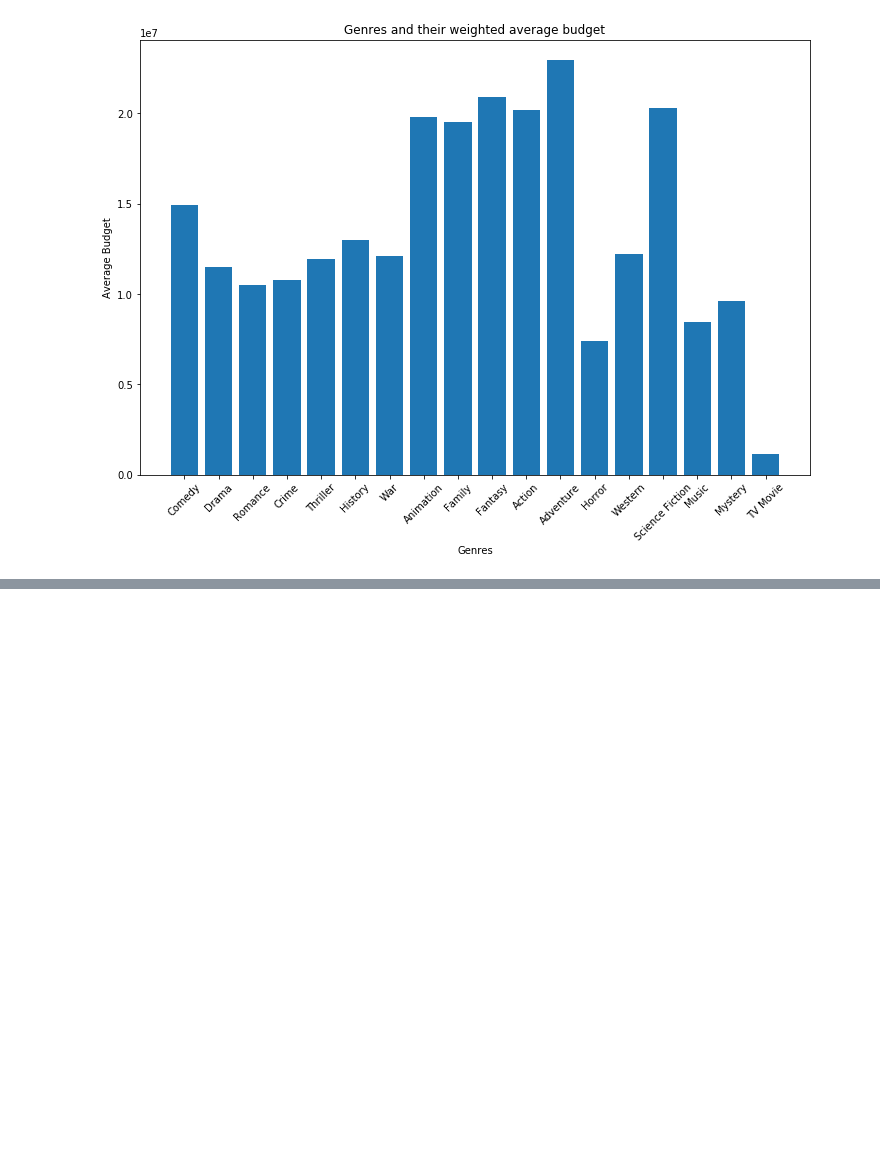
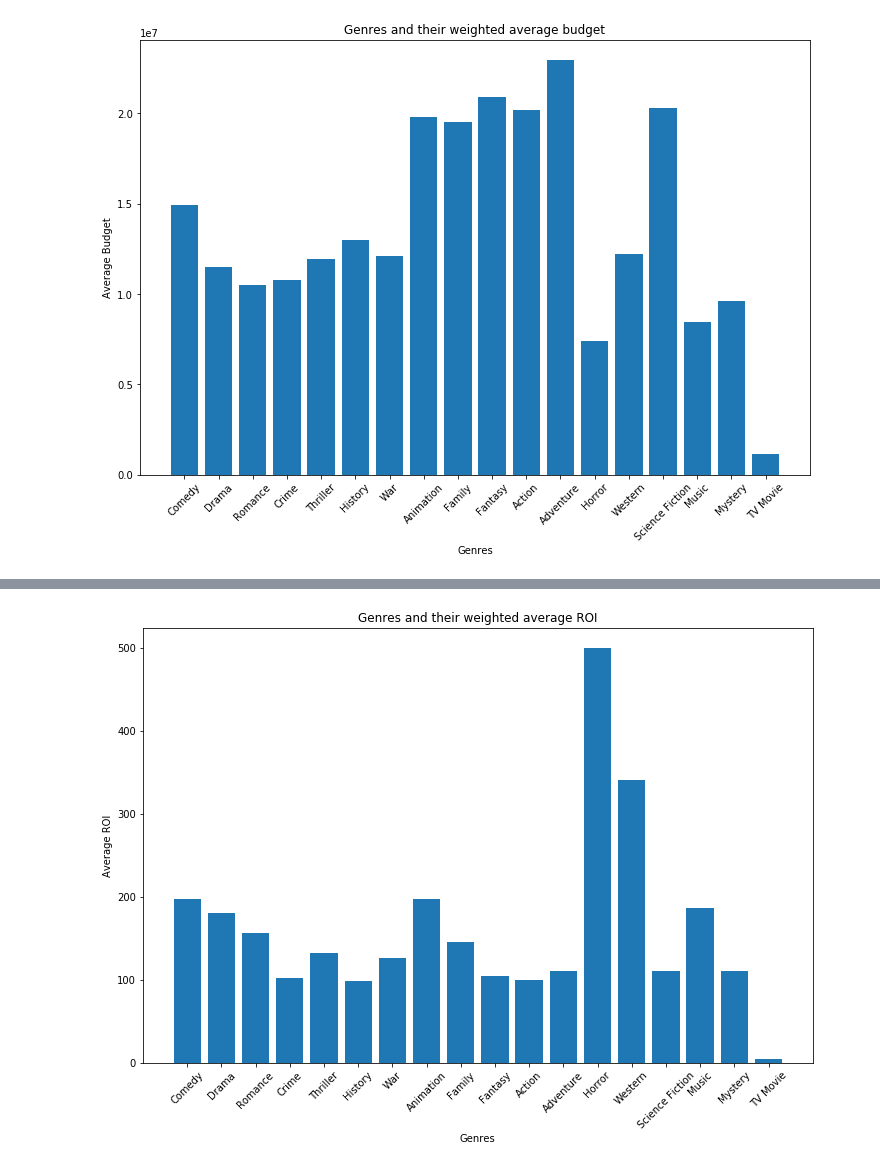
Before and after one commit to chrispfchung/mediaproject, a Jupyter notebook: Preprocessing API call Data (movieDB).ipynb, the cells around one changed output, grey strips where cells are left out. Saved outputs shown, nothing was run; the diff lists cells and outputs as text; code cells hidden in the pictures; blank space fills up the shorter version.

Commit message:
added weighted average ROI visualizations

```diff
--- a/Preprocessing API call Data (movieDB).ipynb
+++ b/Preprocessing API call Data (movieDB).ipynb
@@ -336,0 +389,6 @@ plt.show()
+# %%
+def reject_outliers(data, m=2):
+    return data[abs(data['ROI (%)'] - np.mean(data['ROI (%)'])) < m * np.std(data['ROI (%)'])]
+
+df_profits = reject_outliers(df_profits, m=2)
+df_profits[df_profits['title'] == 'Paranormal Activity']
@@ -336,0 +397,4 @@ plt.show()
+# %%
+df_profits['weighted_ROI']  = round(df_profits['ROI (%)'] / df_profits['qty_of_genres'],2) #divide budget/genre qty for weights
+# sum the weight
+# sum the weight / qty
@@ -336,0 +407,8 @@ plt.show()
+# %%
+# trying to link genre to the ROI
+genre_roi_sum = {}
+for index in df_profits.index:
+    for genre in df_profits['genres'][index]:
+        roi = df_profits['weighted_ROI'][index]
+        genre_roi_sum[genre] = genre_roi_sum.get(genre,0) + roi
+genre_roi_sum
@@ -336,0 +434,5 @@ plt.show()
+# %%
+genre_weighted_roi = {}
+for genre, roi in genre_roi_sum.items():
+    genre_weighted_roi.update({genre: roi / genre_and_count[genre]})
+genre_weighted_roi
@@ -336,0 +458,10 @@ plt.show()
+# %%
+plt.figure(figsize=(12,8));
+plt.bar(genre_weighted_roi.keys(),genre_weighted_roi.values());
+plt.title('Genres and their weighted average ROI');
+plt.xlabel('Genres');
+plt.ylabel('Average ROI');
+plt.xticks(rotation=45)
+plt.show()
+# %% [output]
+[figure, added]
```
Also changed, not shown: parts of 11 cells of this notebook.
